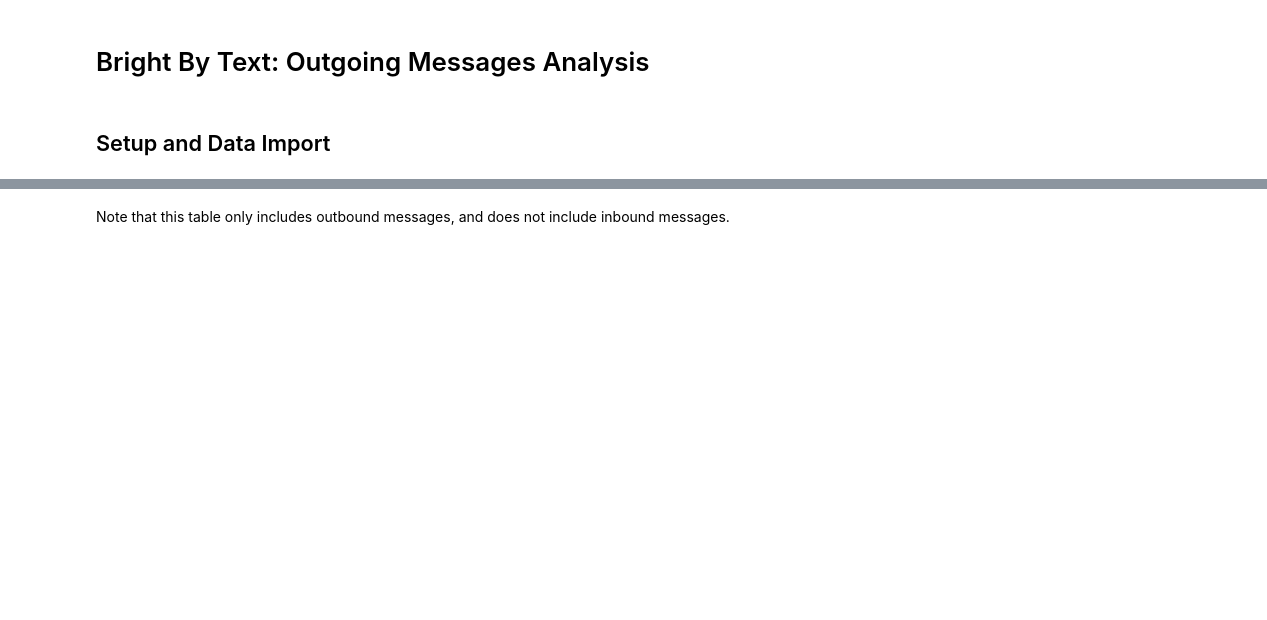
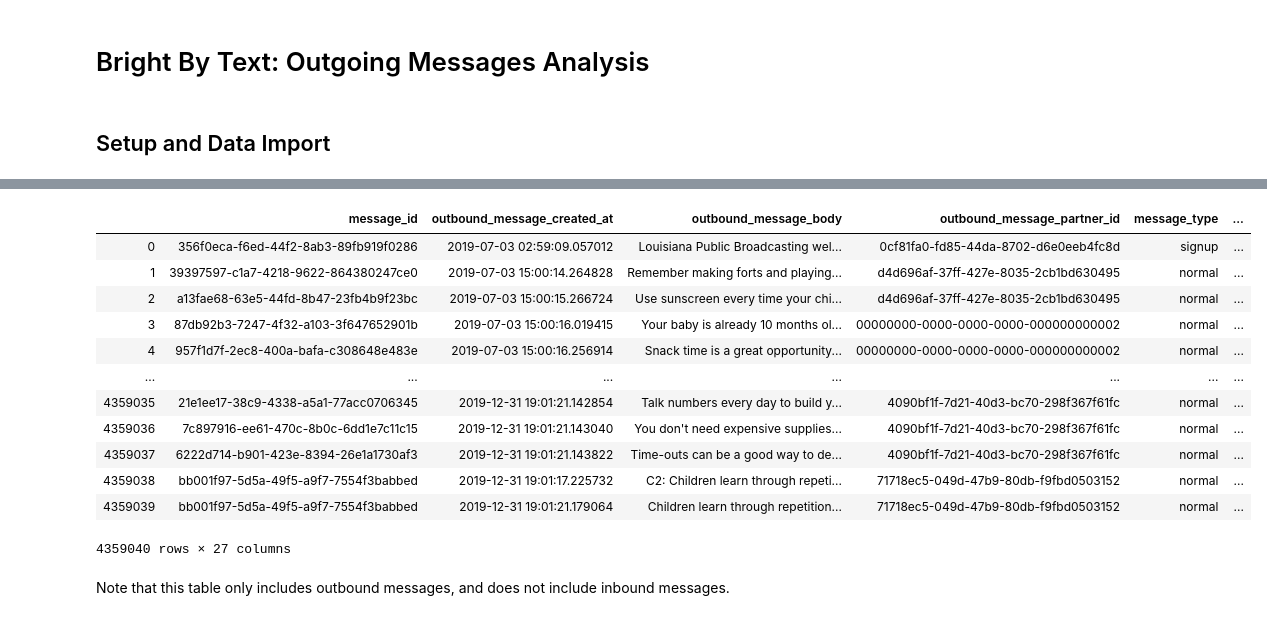
Before and after one commit to nehamakes/BBT, a Jupyter notebook: BBT Messages Import.ipynb, the cells around one changed output, grey strips where cells are left out. Cells and saved outputs as stored; diff of their text form; code cells hidden in the pictures; blank space fills up the shorter version.

```diff
--- a/BBT Messages Import.ipynb
+++ b/BBT Messages Import.ipynb
@@ -254,0 +347,12 @@ except (Exception, psycopg2.Error) as error :
+# %%
+# Connect to PostgeSQL
+
+try:
+    conn = psycopg2.connect(user = "pbiusr1",
+                                  password = "RE_^V%Gj@EL6R!G",
+                                  host = "app.brightbytext.org",
+                                  port = "5432",
+                                  database = "bbtapi")
+
+except (Exception, psycopg2.Error) as error :
+    print ("Error while connecting to PostgreSQL", error)
@@ -254,0 +435,16 @@ except (Exception, psycopg2.Error) as error :
+# %%
+archived_messages_2019_2h
+# %% [output]
+|  | message_id | outbound_message_created_at | outbound_message_body | outbound_message_partner_id | message_type | ... |
+| 0 | 356f0eca-f6ed-44f2-8ab3-89fb919f0286 | 2019-07-03 02:59:09.057012 | Louisiana Public Broadcasting wel... | 0cf81fa0-fd85-44da-8702-d6e0eeb4fc8d | signup | ... |
+| 1 | 39397597-c1a7-4218-9622-864380247ce0 | 2019-07-03 15:00:14.264828 | Remember making forts and playing... | d4d696af-37ff-427e-8035-2cb1bd630495 | normal | ... |
+| 2 | a13fae68-63e5-44fd-8b47-23fb4b9f23bc | 2019-07-03 15:00:15.266724 | Use sunscreen every time your chi... | d4d696af-37ff-427e-8035-2cb1bd630495 | normal | ... |
+| 3 | 87db92b3-7247-4f32-a103-3f647652901b | 2019-07-03 15:00:16.019415 | Your baby is already 10 months ol... | 00000000-0000-0000-0000-000000000002 | normal | ... |
+| 4 | 957f1d7f-2ec8-400a-bafa-c308648e483e | 2019-07-03 15:00:16.256914 | Snack time is a great opportunity... | 00000000-0000-0000-0000-000000000002 | normal | ... |
+| ... | ... | ... | ... | ... | ... | ... |
+| 4359035 | 21e1ee17-38c9-4338-a5a1-77acc0706345 | 2019-12-31 19:01:21.142854 | Talk numbers every day to build y... | 4090bf1f-7d21-40d3-bc70-298f367f61fc | normal | ... |
+| 4359036 | 7c897916-ee61-470c-8b0c-6dd1e7c11c15 | 2019-12-31 19:01:21.143040 | You don't need expensive supplies... | 4090bf1f-7d21-40d3-bc70-298f367f61fc | normal | ... |
+| 4359037 | 6222d714-b901-423e-8394-26e1a1730af3 | 2019-12-31 19:01:21.143822 | Time-outs can be a good way to de... | 4090bf1f-7d21-40d3-bc70-298f367f61fc | normal | ... |
+| 4359038 | bb001f97-5d5a-49f5-a9f7-7554f3babbed | 2019-12-31 19:01:17.225732 | C2: Children learn through repeti... | 71718ec5-049d-47b9-80db-f9fbd0503152 | normal | ... |
+| 4359039 | bb001f97-5d5a-49f5-a9f7-7554f3babbed | 2019-12-31 19:01:21.179064 | Children learn through repetition... | 71718ec5-049d-47b9-80db-f9fbd0503152 | normal | ... |
+4359040 rows × 27 columns
```
Also changed, not shown: parts of 23 cells of this notebook.
